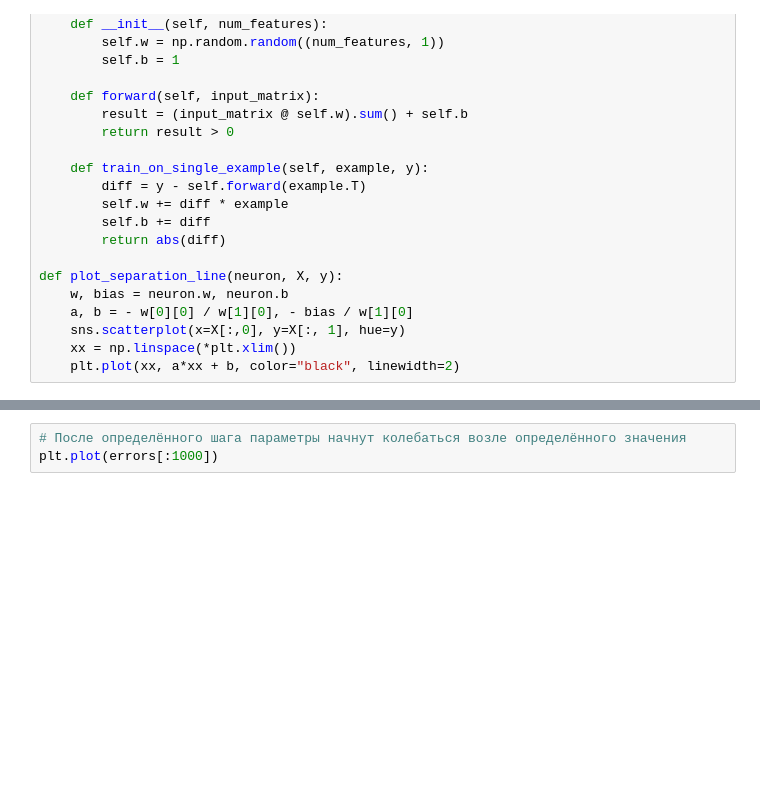
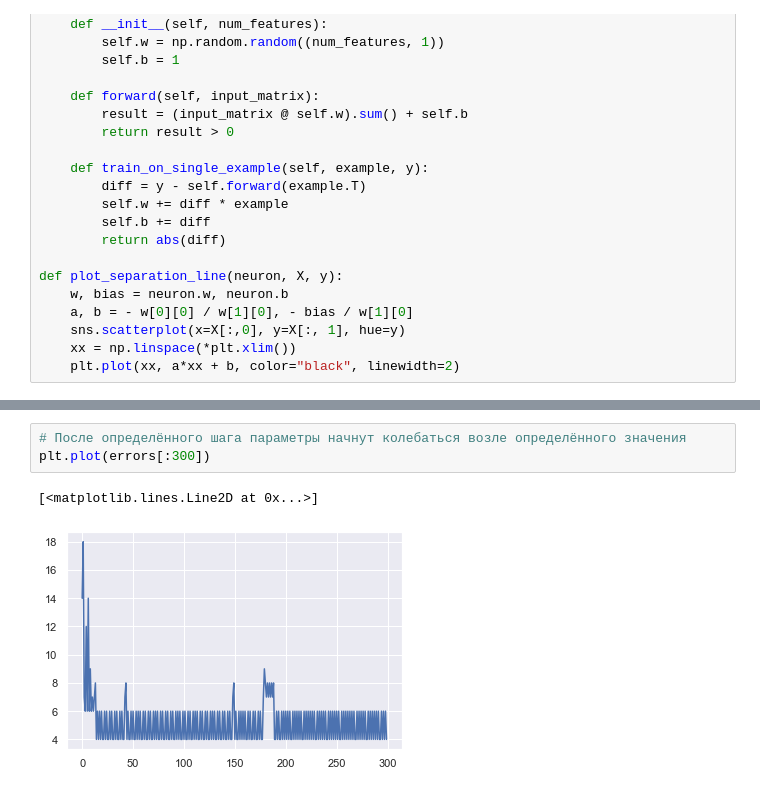
Before and after one commit to AICommunityInno/Seminars, a Jupyter notebook: fall-2019/seminar-6-nn-intro/seminar-6-2-perceptron-practice.ipynb, the cells around one changed output, grey strips where cells are left out. Cells and saved outputs as stored; diff of their text form; blank space fills up the shorter version.

```diff
--- a/fall-2019/seminar-6-nn-intro/seminar-6-2-perceptron-practice.ipynb
+++ b/fall-2019/seminar-6-nn-intro/seminar-6-2-perceptron-practice.ipynb
@@ -64,3 +69,6 @@ plot_separation_line(perceptron, X, y)
 # %%
 # После определённого шага параметры начнут колебаться возле определённого значения
-plt.plot(errors[:1000])
+plt.plot(errors[:300])
+# %% [output]
+[<matplotlib.lines.Line2D at 0x...>]
+[figure, added]
```
Also changed, not shown: parts of 2 cells of this notebook.
